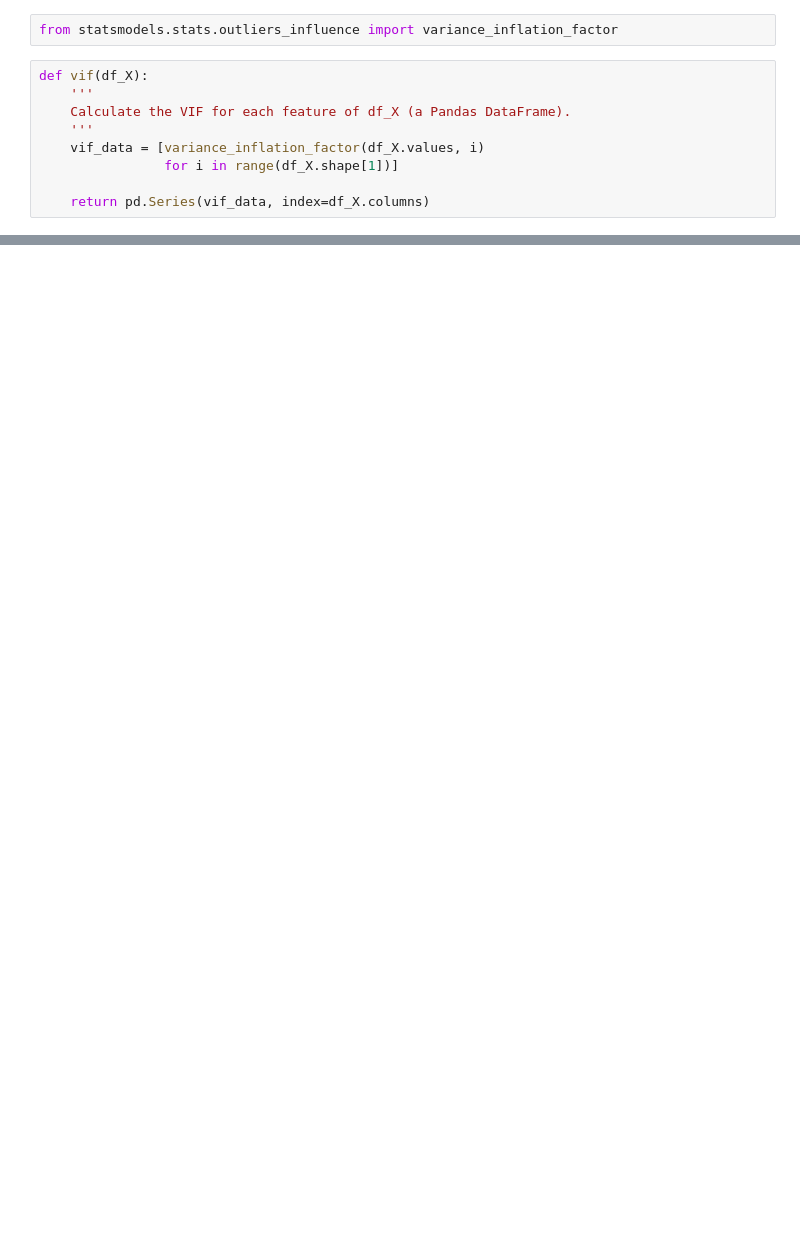
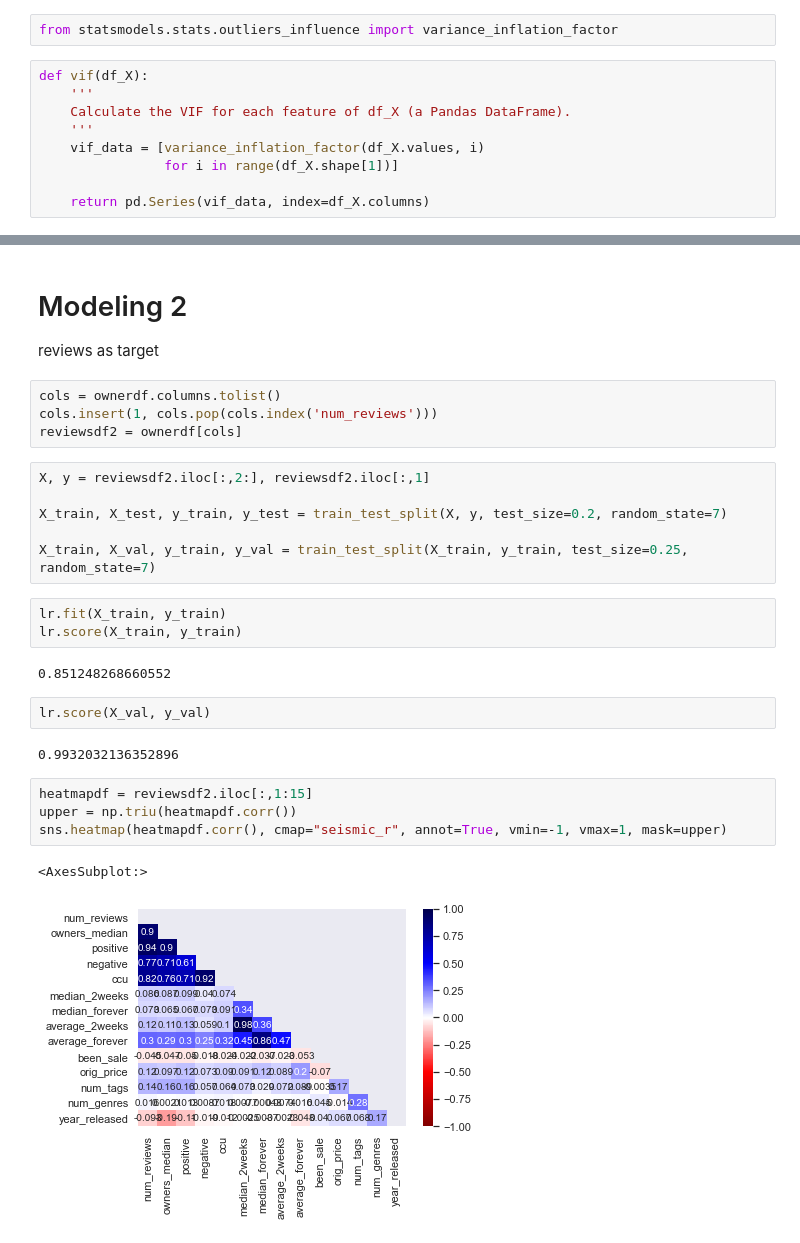
Before and after one commit to MichaelHarnett/Regression_Metis, a Jupyter notebook: steamspy_api_scraping.ipynb, the cells around one changed output, grey strips where cells are left out. Drawn from its saved outputs; the diff is of its cells as text; blank space fills up the shorter version.

Commit message:
added modeling for steamspy api

```diff
--- a/steamspy_api_scraping.ipynb
+++ b/steamspy_api_scraping.ipynb
@@ -311,0 +313,29 @@ Length: 85, dtype: float64
+# %% [markdown]
+# Modeling 2
+reviews as target
+# %%
+cols = ownerdf.columns.tolist()
+cols.insert(1, cols.pop(cols.index('num_reviews')))
+reviewsdf2 = ownerdf[cols]
+# %%
+X, y = reviewsdf2.iloc[:,2:], reviewsdf2.iloc[:,1]
+
+X_train, X_test, y_train, y_test = train_test_split(X, y, test_size=0.2, random_state=7)
+
+X_train, X_val, y_train, y_val = train_test_split(X_train, y_train, test_size=0.25, random_state=7)
+# %%
+lr.fit(X_train, y_train)
+lr.score(X_train, y_train)
+# %% [output]
+0.851248268660552
+# %%
+lr.score(X_val, y_val)
+# %% [output]
+0.9932032136352896
+# %%
+heatmapdf = reviewsdf2.iloc[:,1:15]
+upper = np.triu(heatmapdf.corr())
+sns.heatmap(heatmapdf.corr(), cmap="seismic_r", annot=True, vmin=-1, vmax=1, mask=upper)
+# %% [output]
+<AxesSubplot:>
+[figure, added]
```
Also changed, not shown: parts of 5 cells of this notebook, 1 other file.
